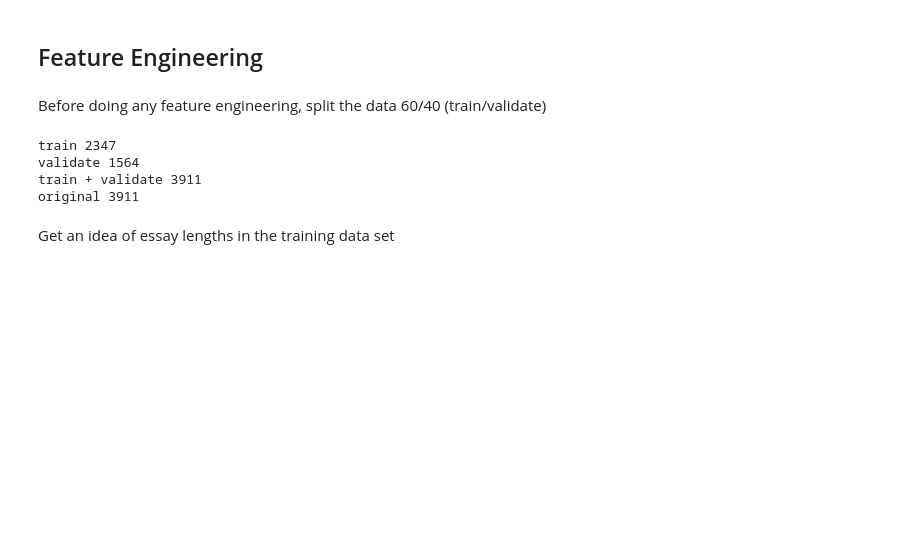
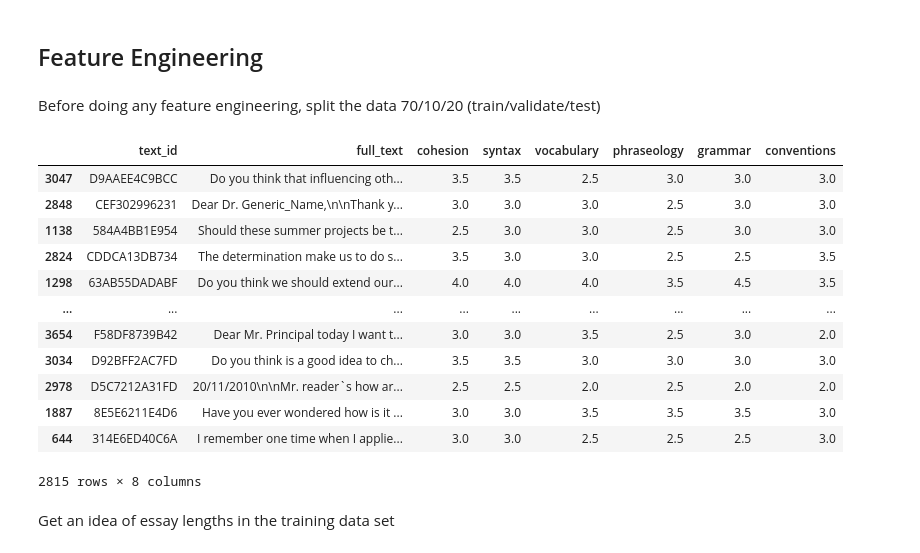
Before and after one commit to stephhe/kaggle_english_language_grading, a Jupyter notebook: eda-feature-engineering.ipynb, the cells around one changed output. Cells and saved outputs as stored; diff of their text form; code cells hidden in the pictures; blank space fills up the shorter version.

```diff
--- a/eda-feature-engineering.ipynb
+++ b/eda-feature-engineering.ipynb
@@ -120,24 +114,37 @@ plt.title('Word cloud for essays',fontsize=14);
 # %% [markdown]
 ## Feature Engineering
 # %% [markdown]
-Before doing any feature engineering, split the data 60/40 (train/validate)
+Before doing any feature engineering, split the data 70/10/20 (train/validate/test)
 # %%
 # copy the raw data
 df = raw_df.copy(deep=True)
 
-# create train and validation set splits
-df_train = df.sample(frac=0.6, random_state=1)
-df_validate = df.drop(df_train.index)
+# # create train and validation set splits
+# df_train = df.sample(frac=0.6, random_state=1)
+# df_validate = df.drop(df_train.index)
 
-print('train', df_train.shape[0])
-print('validate', df_validate.shape[0])
-print('train + validate', df_train.shape[0] + df_validate.shape[0])
-print('original', df.shape[0])
+# print('train', df_train.shape[0])
+# print('validate', df_validate.shape[0])
+# print('train + validate', df_train.shape[0] + df_validate.shape[0])
+# print('original', df.shape[0])
+
+df_train, df_test = train_test_split(df, test_size=0.2, random_state=21) #20% for test
+df_train, df_val = train_test_split(df_train, test_size=0.1, random_state=21) # 10% for validation
+df_train
 # %% [output]
+|  | text_id | full_text | cohesion | syntax | vocabulary | phraseology | grammar | conventions |
+| 3047 | D9AAEE4C9BCC | Do you think that influencing oth... | 3.5 | 3.5 | 2.5 | 3.0 | 3.0 | 3.0 |
+| 2848 | CEF302996231 | Dear Dr. Generic_Name,\n\nThank y... | 3.0 | 3.0 | 3.0 | 2.5 | 3.0 | 3.0 |
+| 1138 | 584A4BB1E954 | Should these summer projects be t... | 2.5 | 3.0 | 3.0 | 2.5 | 3.0 | 3.0 |
+| 2824 | CDDCA13DB734 | The determination make us to do s... | 3.5 | 3.0 | 3.0 | 2.5 | 2.5 | 3.5 |
+| 1298 | 63AB55DADABF | Do you think we should extend our... | 4.0 | 4.0 | 4.0 | 3.5 | 4.5 | 3.5 |
+| ... | ... | ... | ... | ... | ... | ... | ... | ... |
+| 3654 | F58DF8739B42 | Dear Mr. Principal today I want t... | 3.0 | 3.0 | 3.5 | 2.5 | 3.0 | 2.0 |
+| 3034 | D92BFF2AC7FD | Do you think is a good idea to ch... | 3.5 | 3.5 | 3.0 | 3.0 | 3.0 | 3.0 |
+| 2978 | D5C7212A31FD | 20/11/2010\n\nMr. reader`s how ar... | 2.5 | 2.5 | 2.0 | 2.5 | 2.0 | 2.0 |
+| 1887 | 8E5E6211E4D6 | Have you ever wondered how is it ... | 3.0 | 3.0 | 3.5 | 3.5 | 3.5 | 3.0 |
+| 644 | 314E6ED40C6A | I remember one time when I applie... | 3.0 | 3.0 | 2.5 | 2.5 | 2.5 | 3.0 |
-train 2347
-validate 1564
-train + validate 3911
-original 3911
+2815 rows × 8 columns
 # %% [markdown]
 Get an idea of essay lengths in the training data set
 # %%
```
Also changed, not shown: parts of 10 cells of this notebook.
